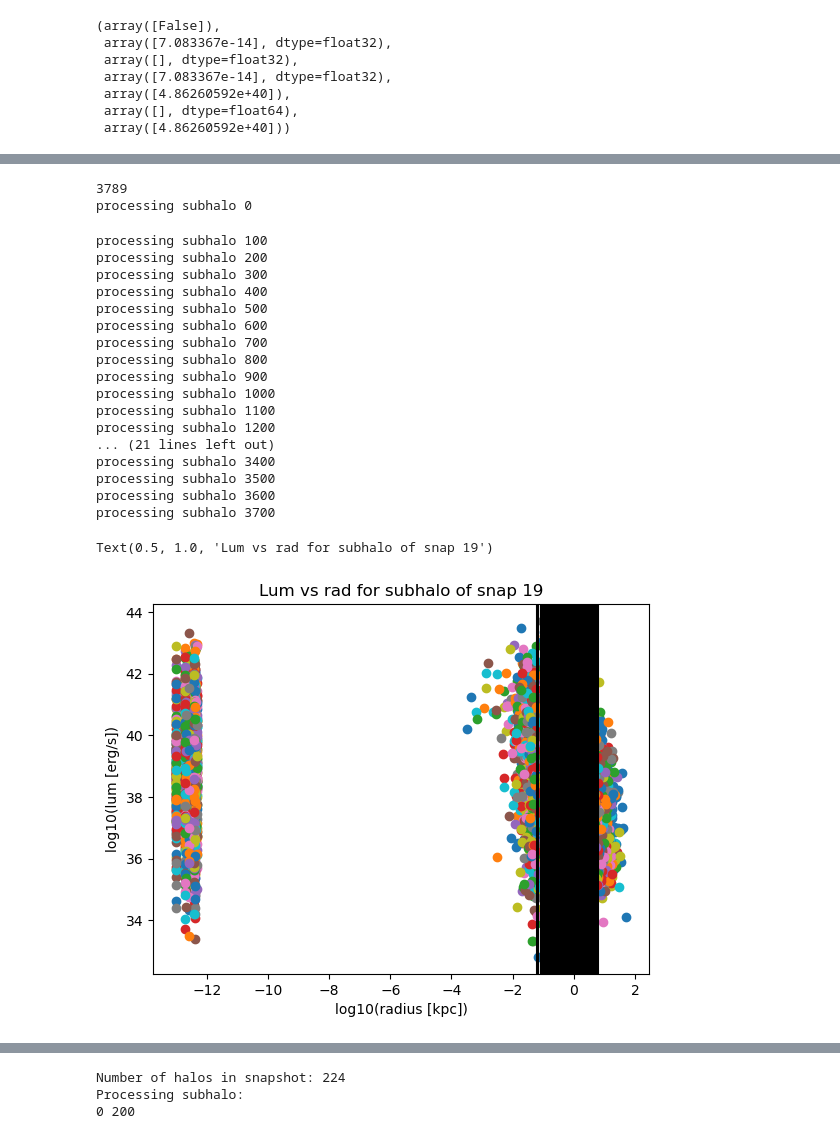
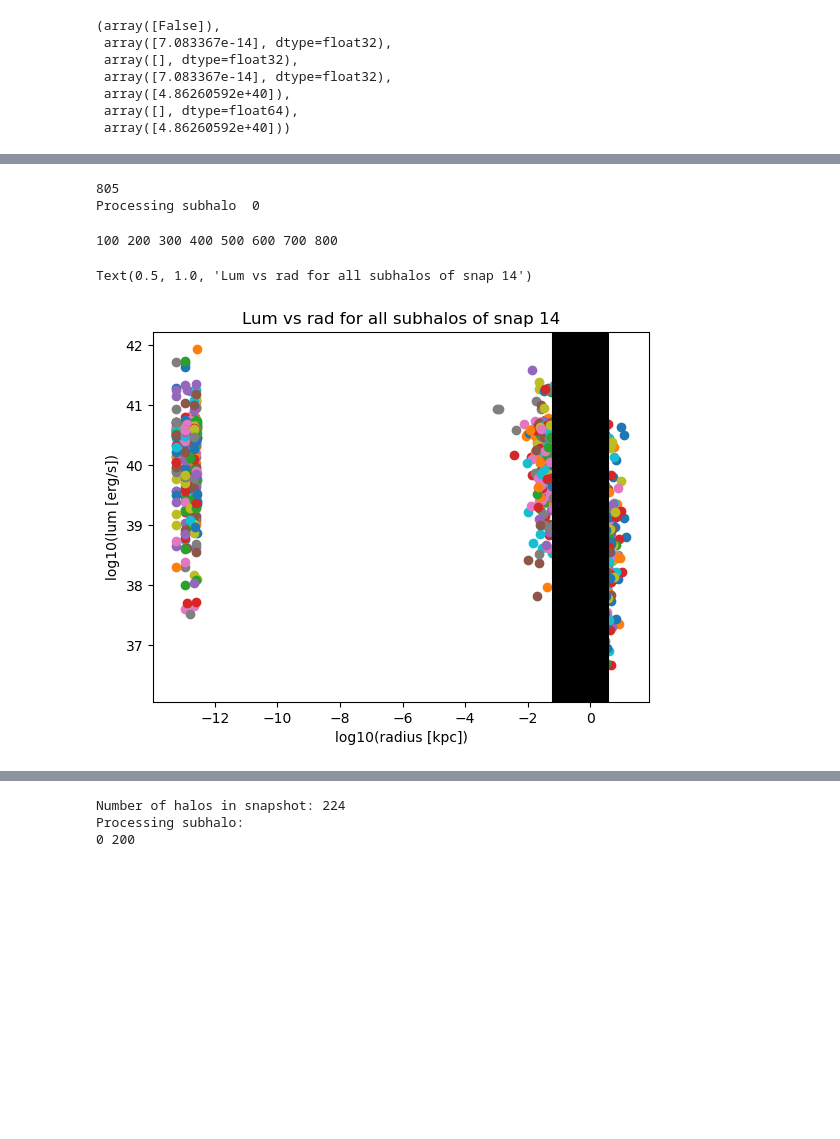
Before and after one commit to pranav-satheesh/wandering_bhs, a Jupyter notebook: Notebooks/SubhaloDictionary.ipynb, the cells around one changed output, grey strips where cells are left out. Drawn from its saved outputs; the diff is of its cells as text; code cells hidden in the pictures; blank space fills up the shorter version.

```diff
--- a/Notebooks/SubhaloDictionary.ipynb
+++ b/Notebooks/SubhaloDictionary.ipynb
@@ -34,7 +34,7 @@ with h5py.File("/orange/lblecha/pranavsatheesh/wandering_bhs/Data/wandering_bh_S
     wandering_lum = f["bh/lbol_erg_s"][is_wandering]       # luminosities of wanderers
     nonwander_lum = f["bh/lbol_erg_s"][np.invert(is_wandering)]    # luminosities of others
 
-    snapchoice = 7                                                     # CHANGE SNAPSHOT HERE
+    snapchoice = 14                                                     # CHANGE SNAPSHOT HERE
     num_halos_in_snap = f["snapshot/n_subhalos_with_bh"][snapchoice]
     subhalochoice = 2 % num_halos_in_snap                               # CHANGE SUBHALO HERE
     subhalo_start = f["snapshot/subhalo_start"][snapchoice]
@@ -79,49 +79,34 @@ Text(0.5, 1.0, 'Lum vs rad for subhalo 2 of snap 7')
 # %%
 with h5py.File("/orange/lblecha/pranavsatheesh/wandering_bhs/Data/wandering_bh_SM5_DFD_3_TNG.hdf5") as f:
     is_wandering = f["bh/is_wandering"][:]
     r_kpc = f["bh/r_kpc"] # all radii
     lum = f["bh/lbol_erg_s"] # all lum
 
-    snapchoice = 19                                           # CHANGE SNAPSHOT HERE
+    snapchoice = 14 # CHANGE SNAPSHOT HERE
     num_halos_in_snap = f["snapshot/n_subhalos_with_bh"][snapchoice]
     print(num_halos_in_snap)
+    print("Processing subhalo ", end=" ")
     for subhalochoice in range(num_halos_in_snap):
-        if subhalochoice % 100 == 0: print(f"processing subhalo {subhalochoice}")
+        if subhalochoice % 100 == 0: print(f"{subhalochoice}", end=" ")
         subhalo_start = f["snapshot/subhalo_start"][snapchoice]
         bh_start = f["subhalo/bh_start"][subhalo_start+subhalochoice]
         halfmass_rad = f["subhalo/stellar_halfrad_kpc"][subhalo_start+subhalochoice]
         num_bh_in_halo = f["subhalo/bh_count"][subhalo_start+subhalochoice]
         wandering_in_halo = is_wandering[bh_start:bh_start+num_bh_in_halo]
         r_in_halo = r_kpc[bh_start:bh_start+num_bh_in_halo]
         lum_in_halo = lum[bh_start:bh_start+num_bh_in_halo]
         plt.scatter(np.log10(r_in_halo), np.log10(lum_in_halo)) #, label=str(subhalochoice))
         plt.axvline(np.log10(halfmass_rad), color="k")
 #plt.legend()
 plt.xlabel("log10(radius [kpc])")
 plt.ylabel("log10(lum [erg/s])")
-plt.title(f"Lum vs rad for subhalo of snap {snapchoice}")
+plt.title(f"Lum vs rad for all subhalos of snap {snapchoice}")
 # %% [output]
-3789
-processing subhalo 0
+805
+Processing subhalo  0
-processing subhalo 100
-processing subhalo 200
-processing subhalo 300
-processing subhalo 400
-processing subhalo 500
-processing subhalo 600
-processing subhalo 700
-processing subhalo 800
-processing subhalo 900
-processing subhalo 1000
-processing subhalo 1100
-processing subhalo 1200
-... (21 lines left out)
-processing subhalo 3400
-processing subhalo 3500
-processing subhalo 3600
-processing subhalo 3700
+100 200 300 400 500 600 700 800
-Text(0.5, 1.0, 'Lum vs rad for subhalo of snap 19')
+Text(0.5, 1.0, 'Lum vs rad for all subhalos of snap 14')
-[figure, old version]
+[figure, new version]
 # %%
 # it looks like every snap that has viable halos also has extracentral bhs. snap 7 has 4 halos, two have a single bh at 10^-13, two have a single bh at 10^-2.
 # in future snapshots, well-behaved BHs are more common, but there are always the extracentrals.
```
Also changed, not shown: parts of 10 cells of this notebook.
